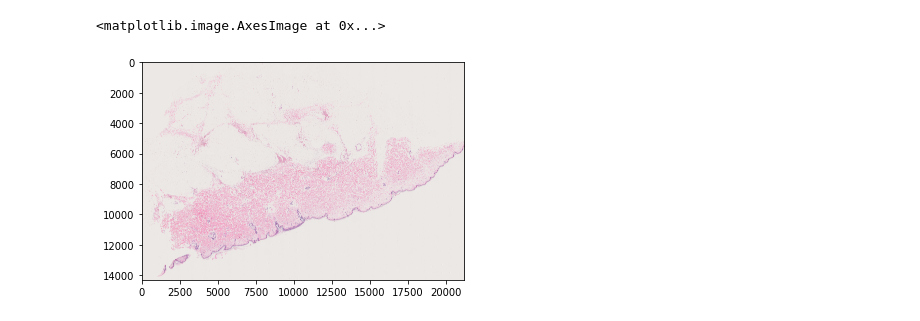
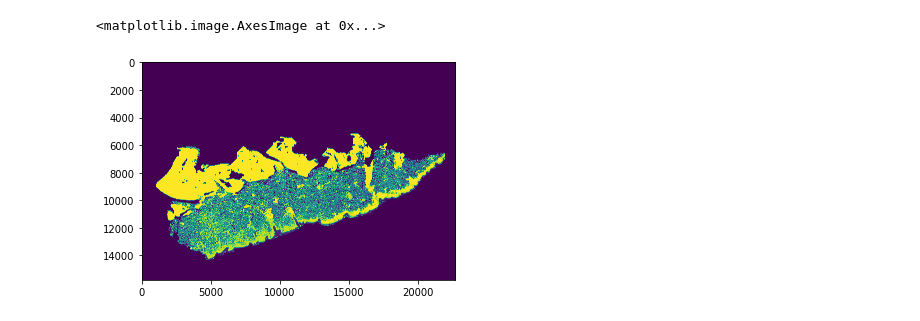
Before and after one commit to Wirtz-Lab/wsi_analysis, a Jupyter notebook: ashley/active/revert_DLcrop_to_DL.ipynb, the cells around one changed output. Cells and saved outputs as stored; diff of their text form; code cells hidden in the pictures.

```diff
--- a/ashley/active/revert_DLcrop_to_DL.ipynb
+++ b/ashley/active/revert_DLcrop_to_DL.ipynb
@@ -94,7 +94,21 @@ mask = Image.open(mask_path)
 im_path =  r"\\fatherserverdw\kyuex\clue images\1um\{}.tif".format(imname)
 im = Image.open(im_path)
 # %%
-DLcrop_pth = r"\\fatherserverdw\kyuex\clue images\1um\classification_v9_combined\crop_TA\crop_HE_DL\mask\{}.png".format(imname + '_sec01')
+DLcrop_pth = r"\\fatherserverdw\kyuex\clue images\1um\classification_v9_combined\crop_TA\crop_HE_DL\im\{}.png".format(imname + '_sec01')
 DLcrop = Image.open(DLcrop_pth)
+
+#the mask and the image are not the same size
+DLmask_pth =  r"\\fatherserverdw\kyuex\clue images\1um\classification_v9_combined\crop_TA\crop_HE_DL\mask\{}.png".format(imname + '_sec01')
+DLmask = Image.open(DLmask_pth)
+
+DLmsk_arr = np.array(DLmask)
+# %%
+if(DLmask.size != DLcrop.size):
+    new_msk = np.zeros((DLcrop.size[1],DLcrop.size[0]))
+
+    #change this to be more efficient (copy larger image onto a smaller image
+    for i in range(0,DLmsk_arr.shape[0]):
+         for k in range(0,DLmsk_arr.shape[1]):
+           new_msk[i,k] = DLmsk_arr[i,k]
 # %%
 #size of original whole-slide image
@@ -105,5 +116,10 @@ imgblank  = np.full((h, w), 235 ) #235 is background value
+# %%
+#the section ids  don't matter because i just want ones and zeros
+new_msk[new_msk == 0] = 1
+new_msk[new_msk == 12] = 0
 # %%
-#rotate crop back to original orientation?
+#rotate crop back to original orientation
+im_rot = rotate_image_cv2(np.array(DLcrop), -degrot,False)
 
-im_rot = rotate_image_cv2(np.array(DLcrop), -degrot)
-plt.imshow(im_rot)
+#weird line on the image
+msk_rot = rotate_image_cv2(new_msk.astype('uint8'), -degrot,True)
@@ -113,5 +126,5 @@ plt.imshow(im_rot)
 # %%
-plt.imshow(im)
+plt.imshow(msk_rot)
 # %% [output]
 <matplotlib.image.AxesImage at 0x...>
-[figure, old version]
+[figure, new version]
```
Also changed, not shown: parts of 14 cells of this notebook, 3 other files.
